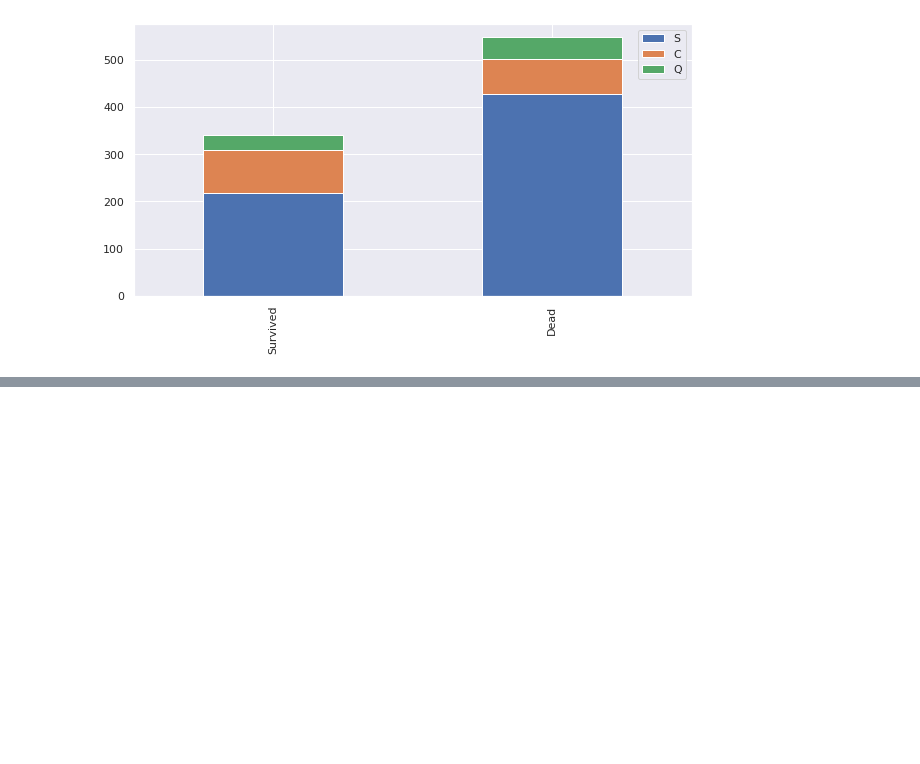
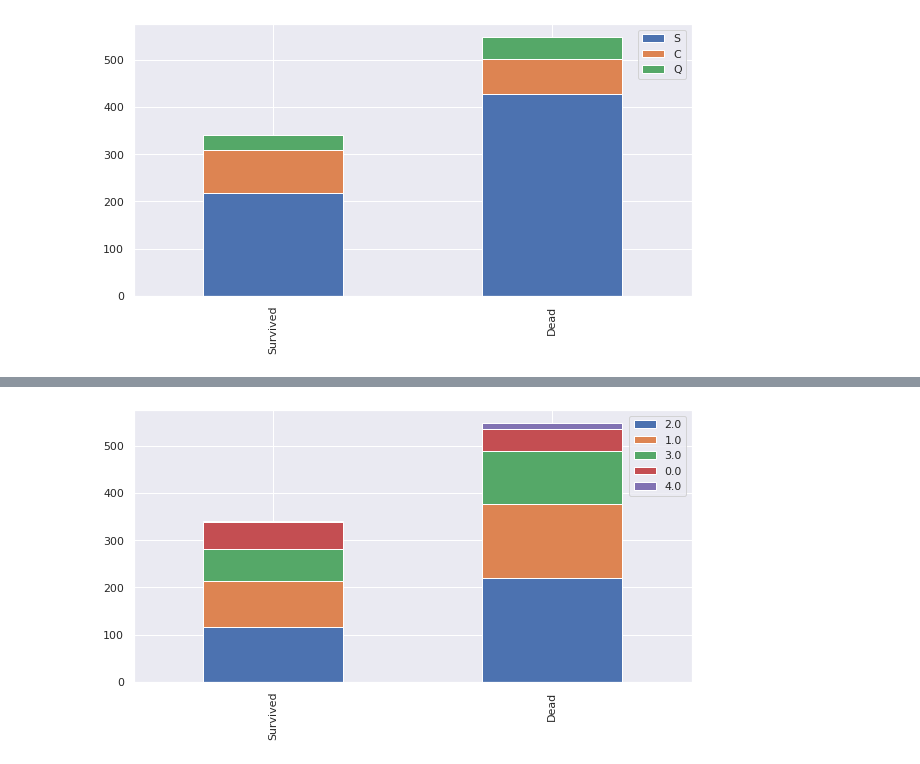
Before and after one commit to min02choi/Machine-Learning, a Jupyter notebook: titanic.ipynb, the cells around one changed output, grey strips where cells are left out. Cells and saved outputs as stored; diff of their text form; code cells hidden in the pictures; blank space fills up the shorter version.

```diff
--- a/titanic.ipynb
+++ b/titanic.ipynb
@@ -181,0 +320,4 @@ bar_chart('Embarked')
+# %%
+bar_chart('Age')
+# %% [output]
+[figure, added]
```
Also changed, not shown: parts of 83 cells of this notebook.
